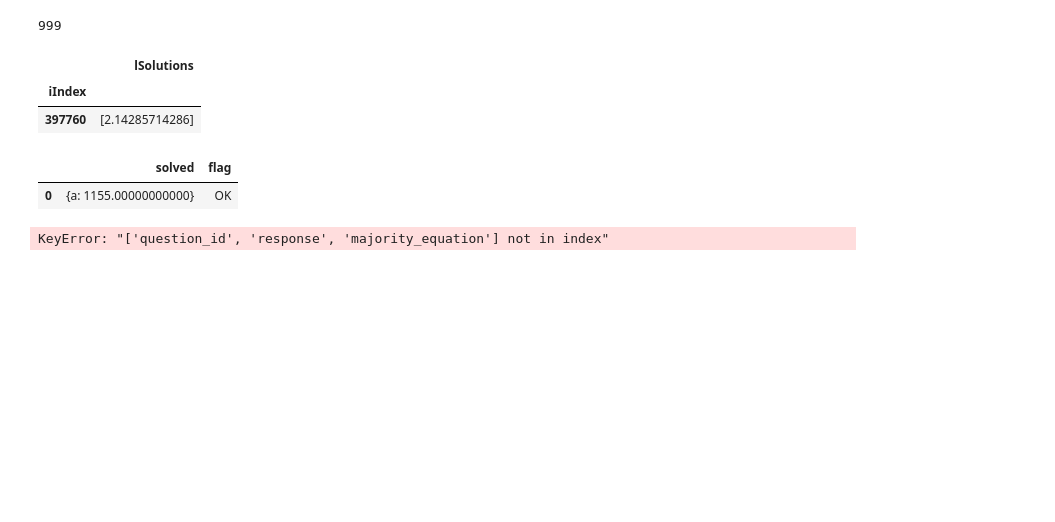
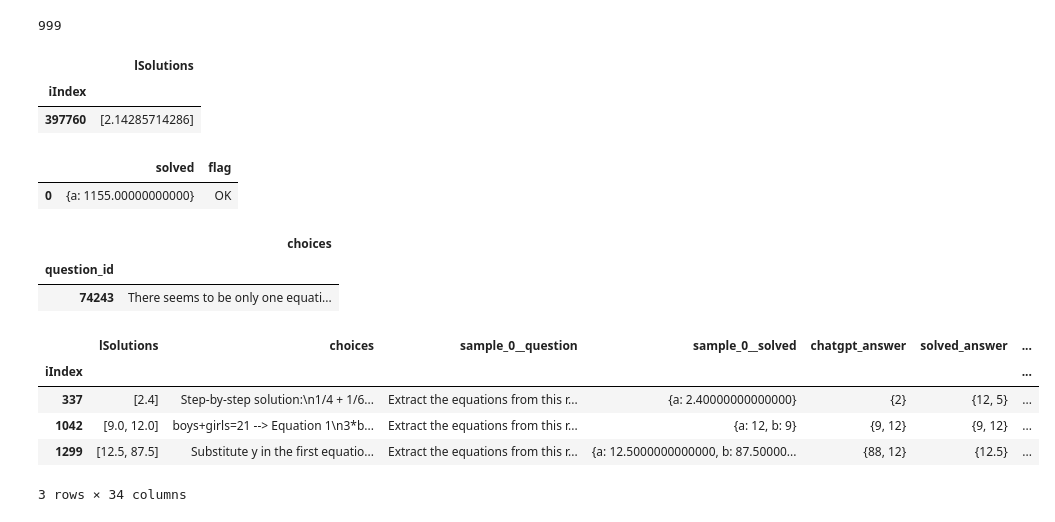
Before and after one commit to hwelsters/internal-consistency, a Jupyter notebook: 06-03-2023/categorize.ipynb, the cells around one changed output. Cells and saved outputs as stored; diff of their text form; code cells hidden in the pictures; blank space fills up the shorter version.

```diff
--- a/06-03-2023/categorize.ipynb
+++ b/06-03-2023/categorize.ipynb
@@ -48,7 +48,7 @@ def extract_chatgpt_answer(answer_text):
     except:
         answers = re.findall(r'\d+\.?\d*', answer_text)
         if len(answers) == 0: return set()
-        return set([answers[0]])
+        return set([eval(answers[0])])
 
 def extract_solved(solved):
     answers = re.findall(r'\d+\.?\d*', solved)
@@ -56,19 +56,24 @@ def extract_solved(solved):
 
 def grade_response(row, file_name):
     solved = row[f'{file_name}__solved']
-    system = row[f'{file_name}__choices']
+    system = row['choices']
     solved = extract_solved(solved)
     system = extract_chatgpt_answer(system)
     chatgpt_answer = extract_chatgpt_answer(row[f'{file_name}__question'])
     actual_answer = set(row['lSolutions'])
 
+    solved = set([round(s, 2) for s in solved])
+    system = set([round(s, 2) for s in system])
+    actual_answer = set([round(s, 2) for s in actual_answer])
+
+
     row[f'chatgpt_answer'] = chatgpt_answer
     row[f'solved_answer'] = solved
     row[f'system_answer'] = system
 
-    A = 1 if len(chatgpt_answer.intersection(actual_answer)) > 0 else 0
-    C = 1 if len(system.intersection(actual_answer)) > 0 else 0
-    D = 1 if len(solved.intersection(actual_answer)) > 0 else 0
+    A = 1 if chatgpt_answer.issubset(actual_answer) > 0 and len(chatgpt_answer) > 0 else 0
+    C = 1 if system.issubset(actual_answer) > 0 and len(system) > 0 else 0
+    D = 1 if solved.issubset(actual_answer) > 0 and len(solved) > 0 else 0
 
     row['A. ChatGPT gets it correct from text to final solution'] = A
     row['B. Sympy gets it correct from equations to final solution'] = 1
@@ -77,7 +82,8 @@ def grade_response(row, file_name):
 
     category_array = [A, C, D]
 
-    offset = 8 if len(chatgpt_answer.intersection(solved)) > 0 else 0
+    offset = 8 if chatgpt_answer.issubset(solved) > 0 and len(chatgpt_answer) > 0 else 0
+    row['E. Final answer and equations same'] = 1 if chatgpt_answer.issubset(solved) > 0 and len(chatgpt_answer) > 0 else 0
     if category_array == [0, 0 , 0]: row['category'] = 1 + offset
     if category_array == [0, 0 , 1]: row['category'] = 2 + offset
     if category_array == [0, 1 , 0]: row['category'] = 3 + offset
@@ -88,29 +94,46 @@ def grade_response(row, file_name):
     if category_array == [1, 1 , 1]: row['category'] = 8 + offset
 
     return row
+# %%
+system = pandas.read_json('data/output/system_equations/sample_0.jsonl', lines=True)
+system = system[['question_id', 'choices']]
+system['choices'] = system['choices'].apply(lambda row : row[0]['message']['content'])
+system = system.set_index('question_id')
+system.head(1)
+# %% [output]
+|  | choices |
+| question_id |  |
+| 74243 | There seems to be only one equati... |
 # %%
+ground = ground.join(system)
+
 for file_path in os.listdir(SOLVED_FILE_PATH):
     solved = pandas.read_json(f"{SOLVED_FILE_PATH}{file_path}", lines=True)
-    solved = solved[['question_id', 'question', 'choices', 'solved']]
-    solved['choices'] = solved['choices'].apply(lambda row : row[0]['message']['content'])
+    solved = solved[['question_id', 'question', 'solved']]
+    # solved['choices'] = solved['choices'].apply(lambda row : row[0]['message']['content'])
     file_name = file_path.split('.')[0]
-    solved = solved.rename(columns={'question': f'{file_name}__question', 'choices': f'{file_name}__choices', 'solved': f'{file_name}__solved'})
+    solved = solved.rename(columns={'question': f'{file_name}__question', 'solved': f'{file_name}__solved'})
     solved = solved.set_index('question_id')
     ground = ground.join(solved, how='left')
     ground = ground.apply(lambda row : grade_response(row, file_name), axis=1)
 
-majority_eqn = pandas.read_json('data/output/solved_majority_eqn/solved_majority.jsonl',lines=True)
+majority_eqn = pandas.read_json('data/output/solve_majority_test/sample_0.jsonl',lines=True)
 majority_eqn = majority_eqn[['question_id', 'response', 'majority_equation', 'solved']]
 majority_eqn = majority_eqn.rename(columns={'question': f'majority__question', 'response': f'majority__question', 'majority_equation': f'majority__choices', 'solved': f'majority__solved'})
 majority_eqn = majority_eqn.set_index('question_id')
 ground = ground.join(majority_eqn)
 ground = ground.apply(lambda row : grade_response(row, 'majority'), axis=1)
 
 # print(len(ground))
 ground = ground[~ground.index.duplicated(keep='first')]
-ground.head(1)
+ground.head(3)
 # %% [output]
+|  | lSolutions | choices | sample_0__question | sample_0__solved | chatgpt_answer | solved_answer | ... |
+| iIndex |  |  |  |  |  |  | ... |
+| 337 | [2.4] | Step-by-step solution:\n1/4 + 1/6... | Extract the equations from this r... | {a: 2.40000000000000} | {2} | {12, 5} | ... |
+| 1042 | [9.0, 12.0] | boys+girls=21 --> Equation 1\n3*b... | Extract the equations from this r... | {a: 12, b: 9} | {9, 12} | {9, 12} | ... |
+| 1299 | [12.5, 87.5] | Substitute y in the first equatio... | Extract the equations from this r... | {a: 12.5000000000000, b: 87.50000... | {88, 12} | {12.5} | ... |
-KeyError: "['question_id', 'response', 'majority_equation'] not in index"
+3 rows × 34 columns
 # %%
 def label_category(row):
     category = row.name[0]
```
Also changed, not shown: parts of 2 cells of this notebook, 1 other file.
